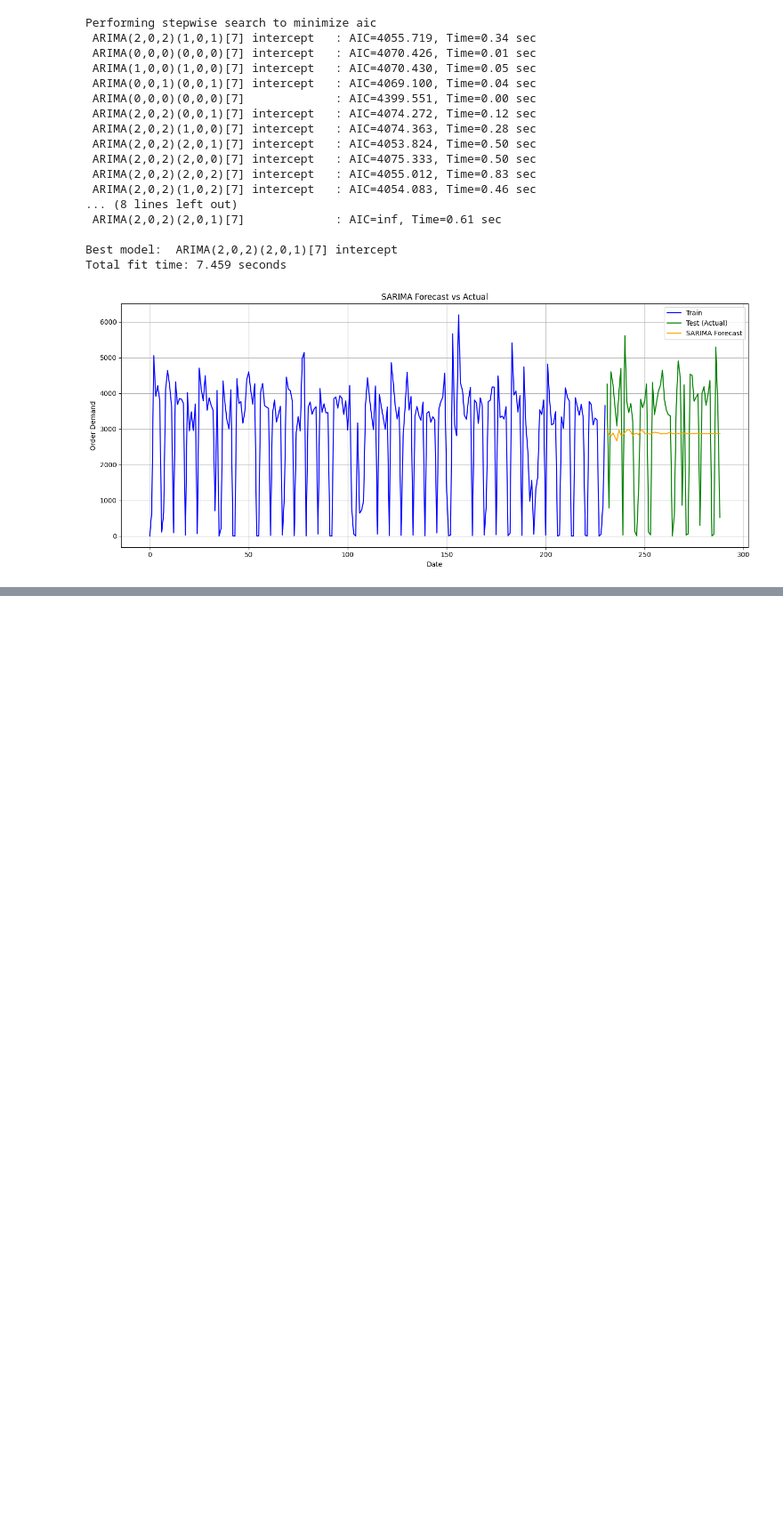
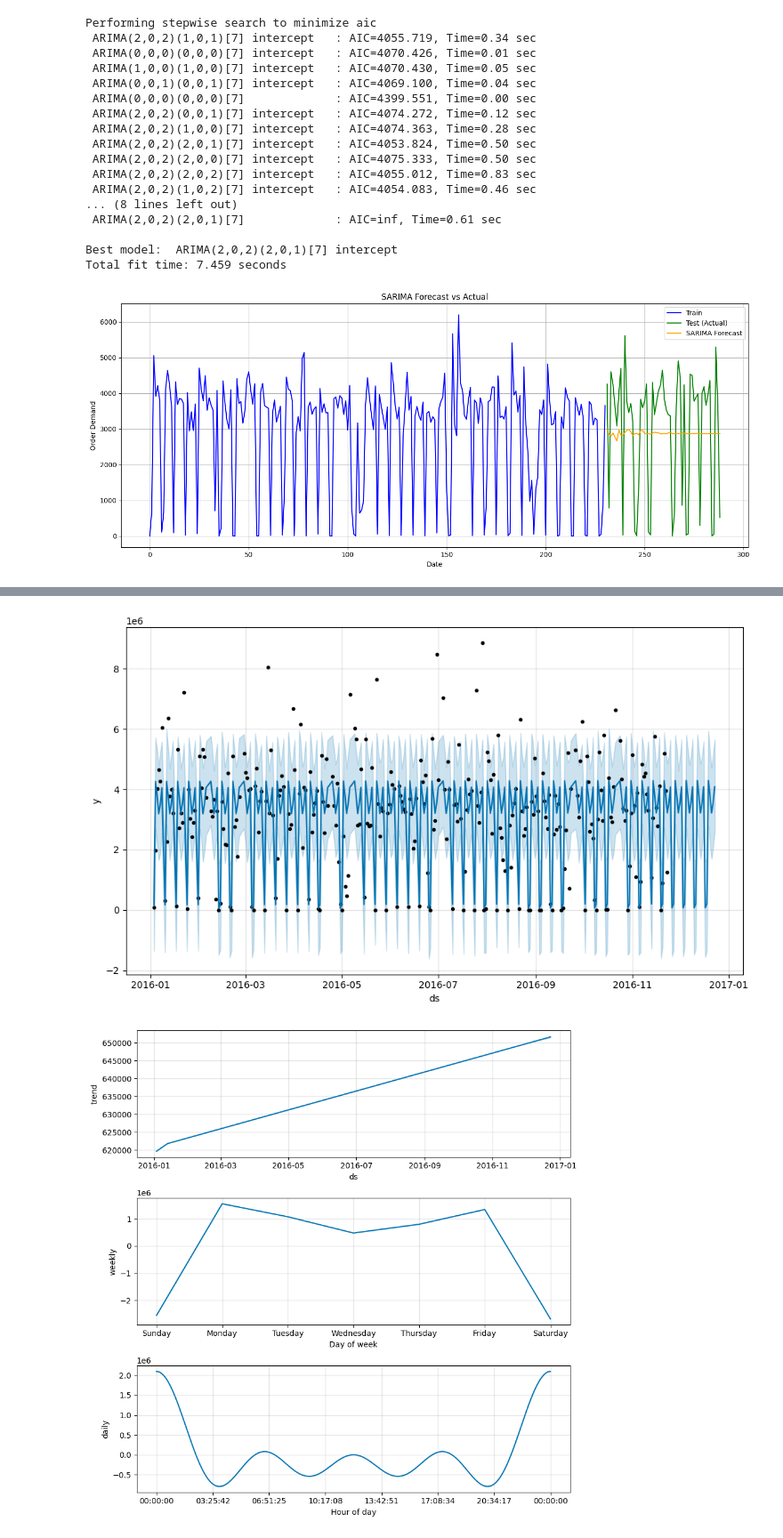
Before and after one commit to BhaveshNikam09/Retail-demand-forecasting, a Jupyter notebook: notebooks/research.ipynb, the cells around one changed output, grey strips where cells are left out. Shown at 89% size. Drawn from its saved outputs; the diff is of its cells as text; code cells hidden in the pictures; blank space fills up the shorter version.

```diff
--- a/notebooks/research.ipynb
+++ b/notebooks/research.ipynb
@@ -281,0 +301,16 @@ Total fit time: 7.459 seconds
+# %%
+import pandas as pd
+
+# Convert date column to datetime if not already
+df['Date'] = pd.to_datetime(df['Date'])
+
+# Group by date and sum Order_Demand
+df_daily = df.groupby('Date').agg({'Order_Demand': 'sum'}).reset_index()
+
+# Rename for Prophet
+df_daily = df_daily.rename(columns={'Date': 'ds', 'Order_Demand': 'y'})
+# %%
+from prophet import Prophet
+
+model = Prophet(daily_seasonality=True)
+model.fit(df_daily)
@@ -281,0 +321,9 @@ Total fit time: 7.459 seconds
+# %%
+future = model.make_future_dataframe(periods=30)  # predict 30 days into future
+forecast = model.predict(future)
+# %%
+fig1 = model.plot(forecast)
+fig2 = model.plot_components(forecast)
+# %% [output]
+[figure, added]
+[figure, added]
```
Also changed, not shown: parts of 19 cells of this notebook, 28 other files.
